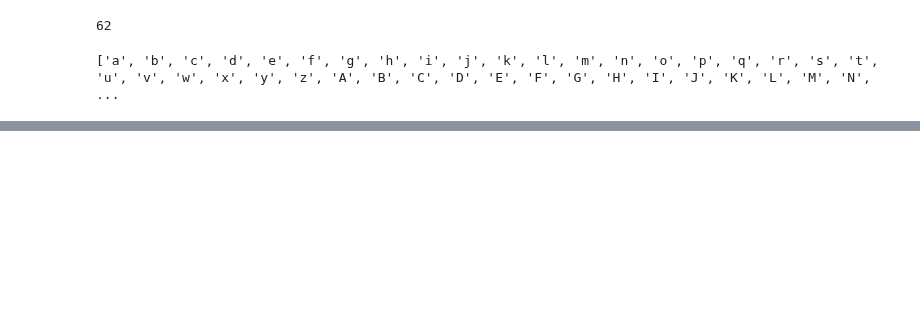
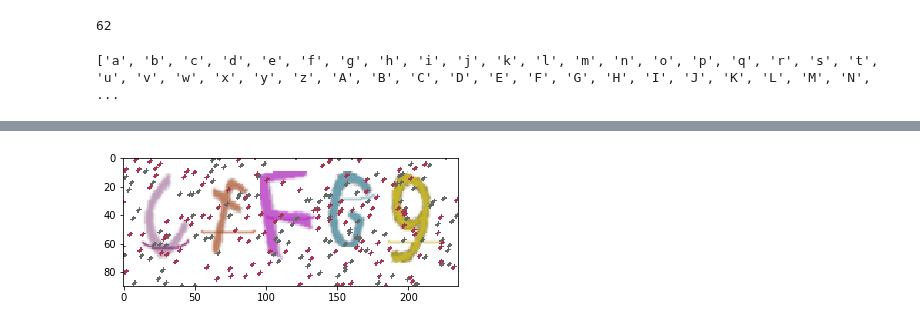
Before and after one commit to tonyjo/multi_digit_classification_attention, a Jupyter notebook: test_gen_captca.ipynb, the cells around one changed output, grey strips where cells are left out. Saved outputs shown, nothing was run; the diff lists cells and outputs as text; code cells hidden in the pictures; blank space fills up the shorter version.

```diff
--- a/test_gen_captca.ipynb
+++ b/test_gen_captca.ipynb
@@ -77,3 +100,8 @@ plt.show()
+# %%
+plt.imshow(canvas)
+plt.show()
+# %% [output]
+[figure, added]
 # %%
 for i in range(len(all_bbox)):
     x, y, w, h = all_bbox[i]
```
Also changed, not shown: parts of 12 cells of this notebook, 1 other file.
